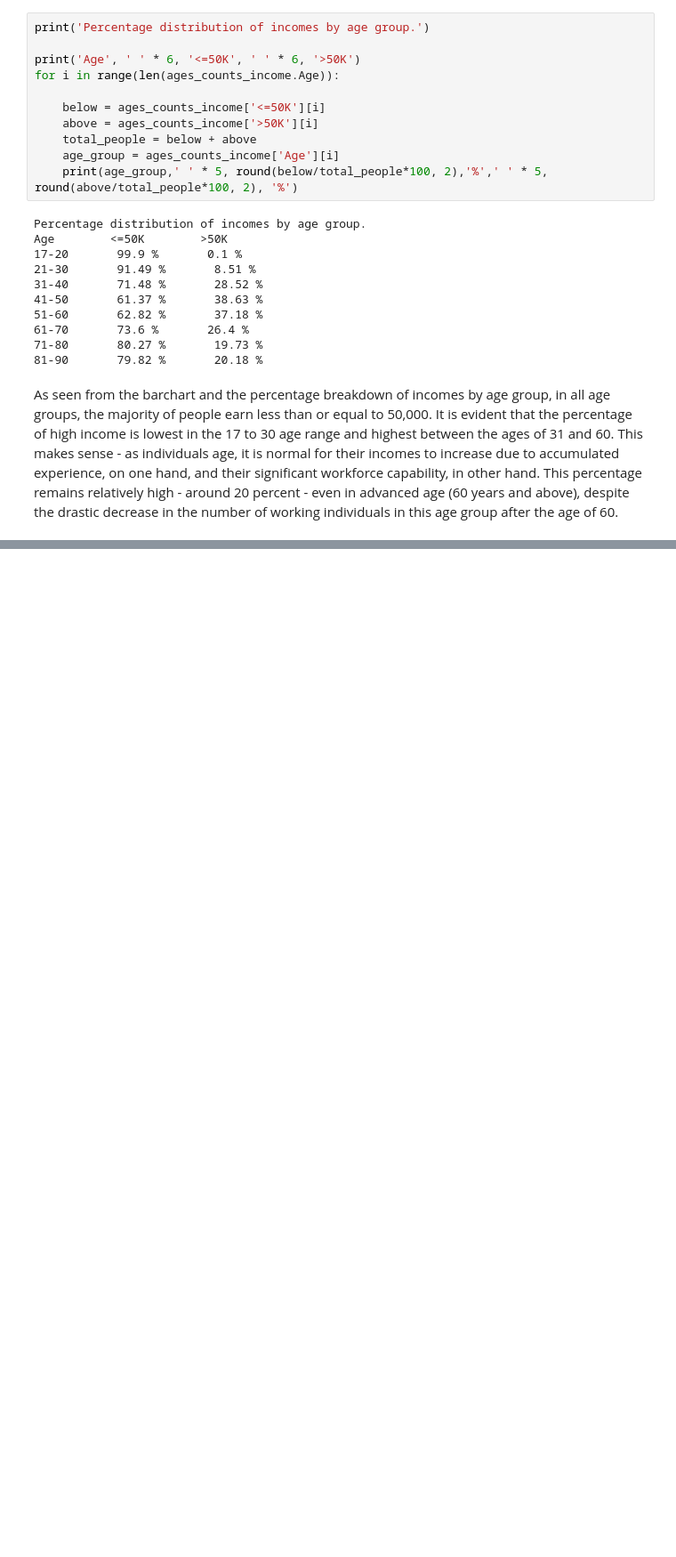
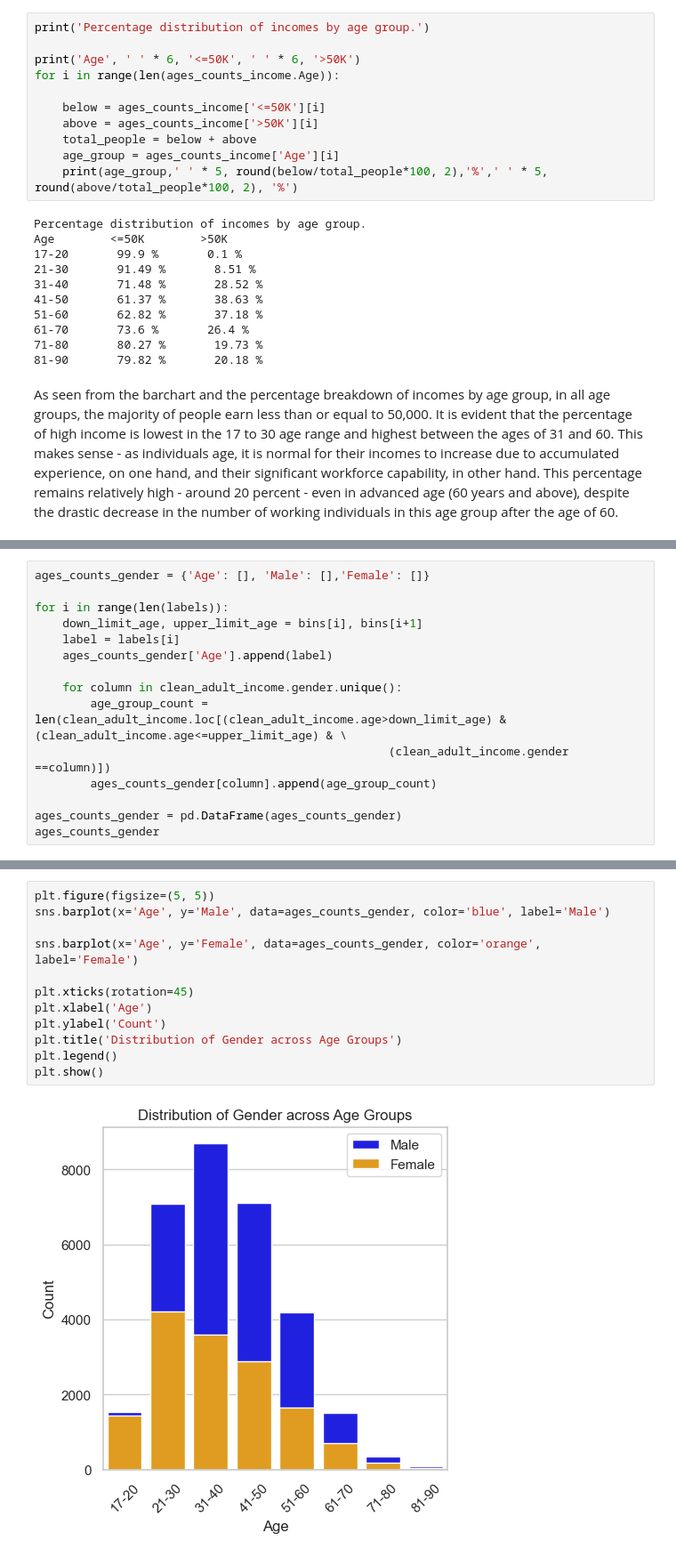
Before and after one commit to Kiril-Lazarov/Artificial-Intelligence, a Jupyter notebook: My Projects/Adult-Income Dataset.ipynb, the cells around one changed output, grey strips where cells are left out. Shown at 89% size. Drawn from its saved outputs; the diff is of its cells as text; blank space fills up the shorter version.

Commit message:
Added Age - Gender analysis section

```diff
--- a/My Projects/Adult-Income Dataset.ipynb
+++ b/My Projects/Adult-Income Dataset.ipynb
@@ -332,0 +355,15 @@ As seen from the barchart and the percentage breakdown of incomes by age group,
+# %%
+ages_counts_gender = {'Age': [], 'Male': [],'Female': []}
+
+for i in range(len(labels)):
+    down_limit_age, upper_limit_age = bins[i], bins[i+1]
+    label = labels[i]
+    ages_counts_gender['Age'].append(label)
+
+    for column in clean_adult_income.gender.unique():
+        age_group_count = len(clean_adult_income.loc[(clean_adult_income.age>down_limit_age) & (clean_adult_income.age<=upper_limit_age) & \
+                                                   (clean_adult_income.gender ==column)])
+        ages_counts_gender[column].append(age_group_count)
+
+ages_counts_gender = pd.DataFrame(ages_counts_gender)
+ages_counts_gender
@@ -332,0 +386,14 @@ As seen from the barchart and the percentage breakdown of incomes by age group,
+# %%
+plt.figure(figsize=(5, 5))
+sns.barplot(x='Age', y='Male', data=ages_counts_gender, color='blue', label='Male')
+
+sns.barplot(x='Age', y='Female', data=ages_counts_gender, color='orange', label='Female')
+
+plt.xticks(rotation=45)
+plt.xlabel('Age')
+plt.ylabel('Count')
+plt.title('Distribution of Gender across Age Groups')
+plt.legend()
+plt.show()
+# %% [output]
+[figure, added]
```
Also changed, not shown: parts of 10 cells of this notebook.
